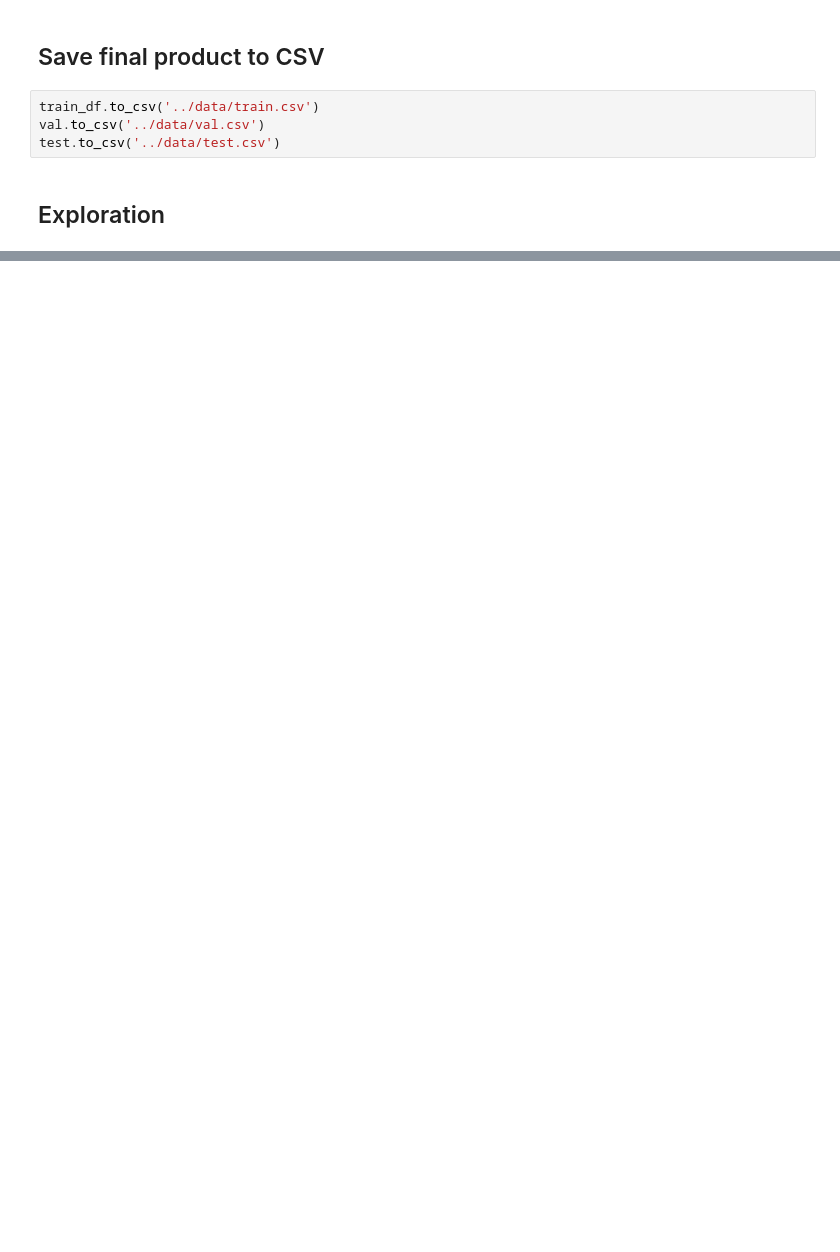
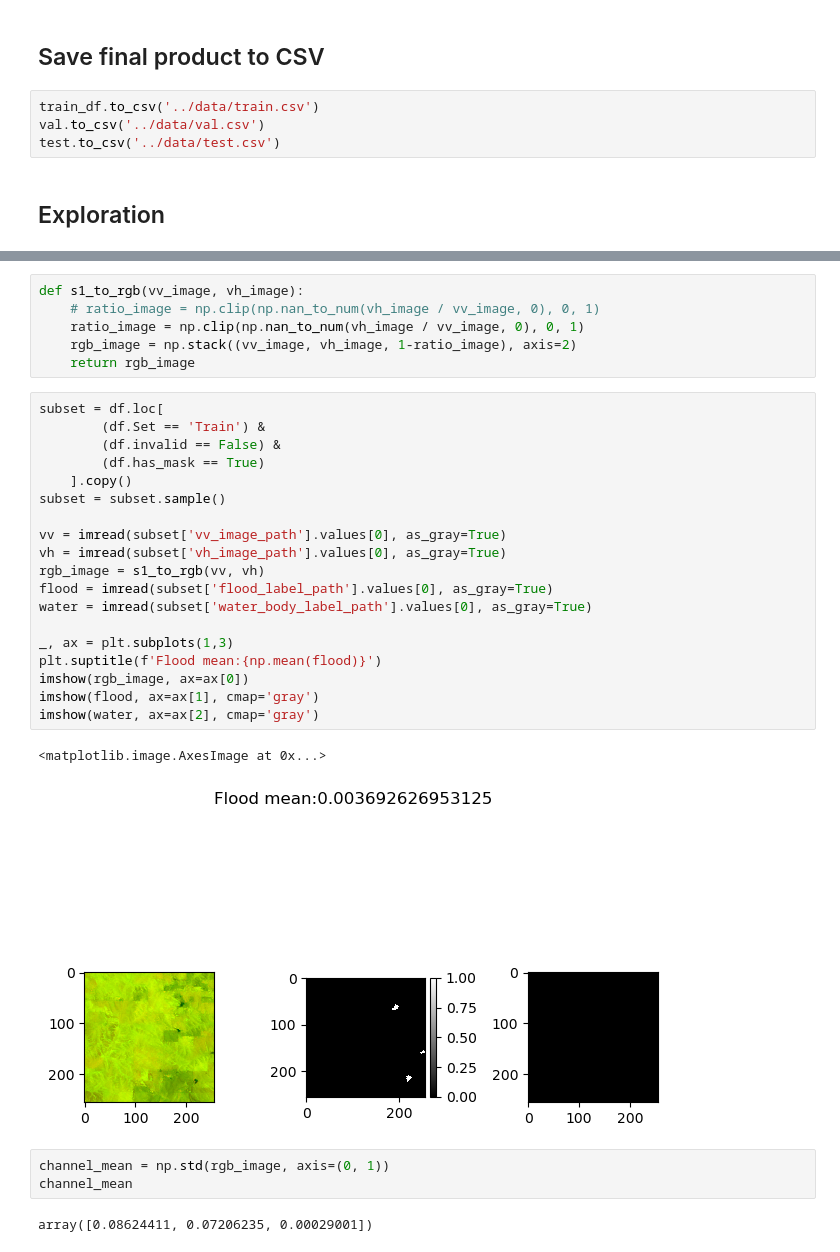
Before and after one commit to khizon/SAR_flood_segmentation, a Jupyter notebook: src/data_exploration.ipynb, the cells around one changed output, grey strips where cells are left out. Saved outputs shown, nothing was run; the diff lists cells and outputs as text; blank space fills up the shorter version.

```diff
--- a/src/data_exploration.ipynb
+++ b/src/data_exploration.ipynb
@@ -138,0 +140,33 @@ pd.pivot_table(df, values='vh_image_path', index=['invalid', 'Set'], columns='ha
+# %%
+def s1_to_rgb(vv_image, vh_image):
+    # ratio_image = np.clip(np.nan_to_num(vh_image / vv_image, 0), 0, 1)
+    ratio_image = np.clip(np.nan_to_num(vh_image / vv_image, 0), 0, 1)
+    rgb_image = np.stack((vv_image, vh_image, 1-ratio_image), axis=2)
+    return rgb_image
+# %%
+subset = df.loc[
+        (df.Set == 'Train') &
+        (df.invalid == False) &
+        (df.has_mask == True)
+    ].copy()
+subset = subset.sample()
+
+vv = imread(subset['vv_image_path'].values[0], as_gray=True)
+vh = imread(subset['vh_image_path'].values[0], as_gray=True)
+rgb_image = s1_to_rgb(vv, vh)
+flood = imread(subset['flood_label_path'].values[0], as_gray=True)
+water = imread(subset['water_body_label_path'].values[0], as_gray=True)
+
+_, ax = plt.subplots(1,3)
+plt.suptitle(f'Flood mean:{np.mean(flood)}')
+imshow(rgb_image, ax=ax[0])
+imshow(flood, ax=ax[1], cmap='gray')
+imshow(water, ax=ax[2], cmap='gray')
+# %% [output]
+<matplotlib.image.AxesImage at 0x...>
+[figure, added]
+# %%
+channel_mean = np.std(rgb_image, axis=(0, 1))
+channel_mean
+# %% [output]
+array([0.08624411, 0.07206235, 0.00029001])
```
Also changed, not shown: parts of 21 cells of this notebook, 5 other files.
